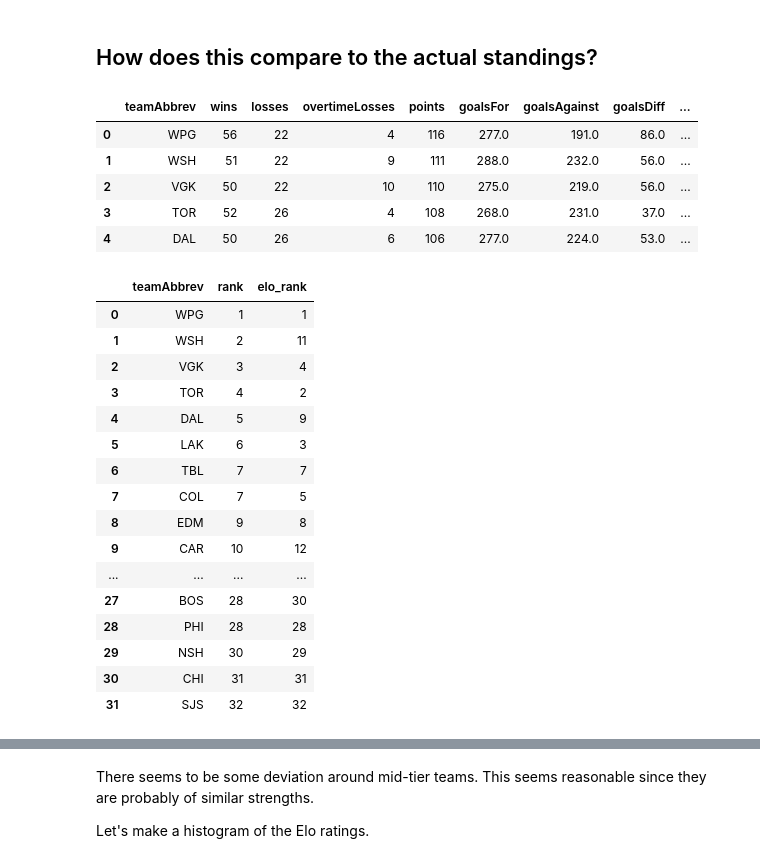
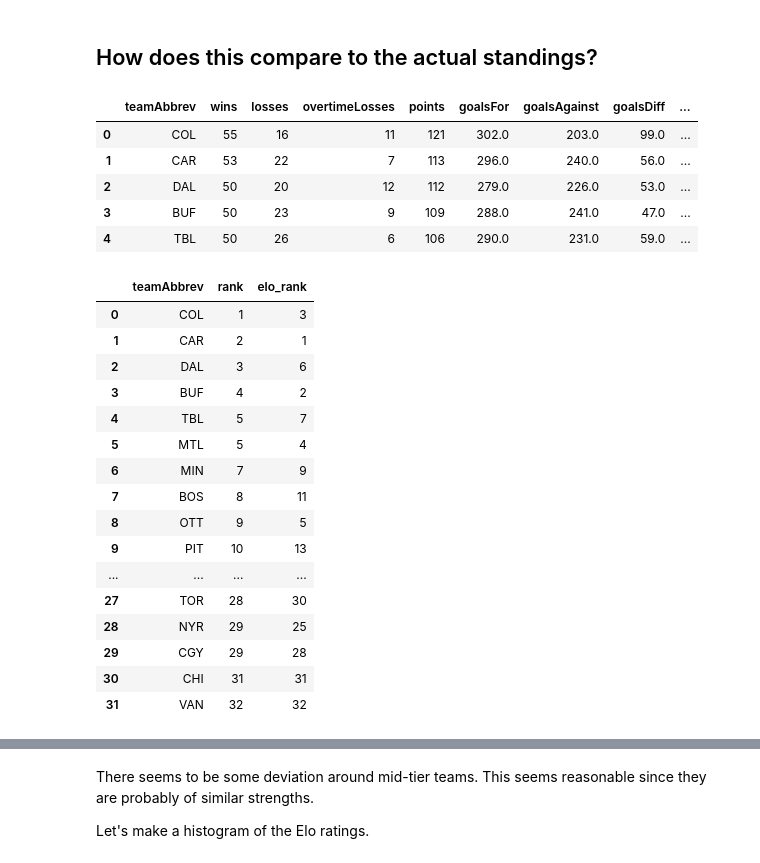
Before and after one commit to mattrflew/nhl-playoff-pool-optimizer, a Jupyter notebook: notebooks/04_Elo_rating.ipynb, the cells around one changed output, grey strips where cells are left out. Saved outputs shown, nothing was run; the diff lists cells and outputs as text; code cells hidden in the pictures.

```diff
--- a/notebooks/04_Elo_rating.ipynb
+++ b/notebooks/04_Elo_rating.ipynb
@@ -256,7 +256,7 @@ With our system fully defined, we can move on to actually calculating Elo rating
 games_raw = pd.read_csv(games_file_path())
 games_raw['gameId'] = games_raw['gameId'].astype(str)
 
-year = 2024
+year = 2025
 game_type = 2 # regular season
 
 mask = (games_raw['gameId'].str.startswith(str(year))) & (games_raw['gameType'] == game_type)
@@ -476,40 +476,40 @@ mean_rating(ratings)
 ## How does this compare to the actual standings?
 # %%
 from nhl_pool.config import PROCESSED_DIR
-standings_path = PROCESSED_DIR / "20242025"/ "regular" /"standings.csv"
+standings_path = PROCESSED_DIR / "20252026"/ "regular" /"standings.csv"
 
 standings = pd.read_csv(standings_path)
 
 standings = pd.merge(standings, ratings_df, how="left", on="teamAbbrev")
 
 standings.head()
 # %% [output]
 |  | teamAbbrev | wins | losses | overtimeLosses | points | goalsFor | goalsAgainst | goalsDiff | ... |
-| 0 | WPG | 56 | 22 | 4 | 116 | 277.0 | 191.0 | 86.0 | ... |
-| 1 | WSH | 51 | 22 | 9 | 111 | 288.0 | 232.0 | 56.0 | ... |
-| 2 | VGK | 50 | 22 | 10 | 110 | 275.0 | 219.0 | 56.0 | ... |
-| 3 | TOR | 52 | 26 | 4 | 108 | 268.0 | 231.0 | 37.0 | ... |
-| 4 | DAL | 50 | 26 | 6 | 106 | 277.0 | 224.0 | 53.0 | ... |
+| 0 | COL | 55 | 16 | 11 | 121 | 302.0 | 203.0 | 99.0 | ... |
+| 1 | CAR | 53 | 22 | 7 | 113 | 296.0 | 240.0 | 56.0 | ... |
+| 2 | DAL | 50 | 20 | 12 | 112 | 279.0 | 226.0 | 53.0 | ... |
+| 3 | BUF | 50 | 23 | 9 | 109 | 288.0 | 241.0 | 47.0 | ... |
+| 4 | TBL | 50 | 26 | 6 | 106 | 290.0 | 231.0 | 59.0 | ... |
 # %%
 standings[["teamAbbrev", "rank", "elo_rank"]]
 # %% [output]
 |  | teamAbbrev | rank | elo_rank |
-| 0 | WPG | 1 | 1 |
-| 1 | WSH | 2 | 11 |
-| 2 | VGK | 3 | 4 |
-| 3 | TOR | 4 | 2 |
-| 4 | DAL | 5 | 9 |
-| 5 | LAK | 6 | 3 |
-| 6 | TBL | 7 | 7 |
-| 7 | COL | 7 | 5 |
-| 8 | EDM | 9 | 8 |
-| 9 | CAR | 10 | 12 |
+| 0 | COL | 1 | 3 |
+| 1 | CAR | 2 | 1 |
+| 2 | DAL | 3 | 6 |
+| 3 | BUF | 4 | 2 |
+| 4 | TBL | 5 | 7 |
+| 5 | MTL | 5 | 4 |
+| 6 | MIN | 7 | 9 |
+| 7 | BOS | 8 | 11 |
+| 8 | OTT | 9 | 5 |
+| 9 | PIT | 10 | 13 |
 | ... | ... | ... | ... |
-| 27 | BOS | 28 | 30 |
-| 28 | PHI | 28 | 28 |
-| 29 | NSH | 30 | 29 |
+| 27 | TOR | 28 | 30 |
+| 28 | NYR | 29 | 25 |
+| 29 | CGY | 29 | 28 |
 | 30 | CHI | 31 | 31 |
-| 31 | SJS | 32 | 32 |
+| 31 | VAN | 32 | 32 |
 # %%
 fig, ax = plt.subplots(figsize=(4,4))
 ax.plot(standings["rank"], standings["elo_rank"], '.')
```
Also changed, not shown: parts of 14 cells of this notebook, 7 other files.
